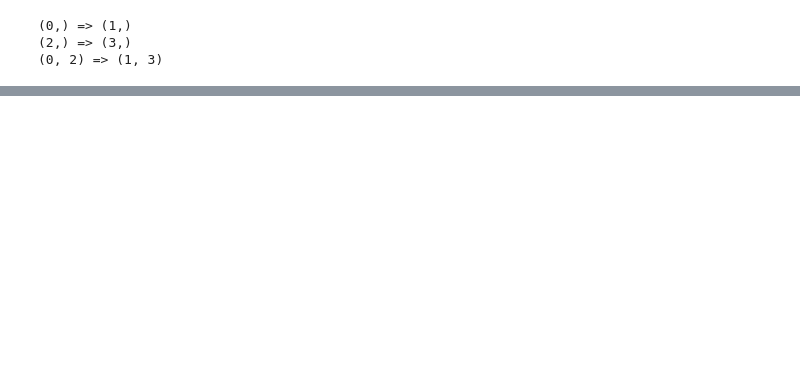
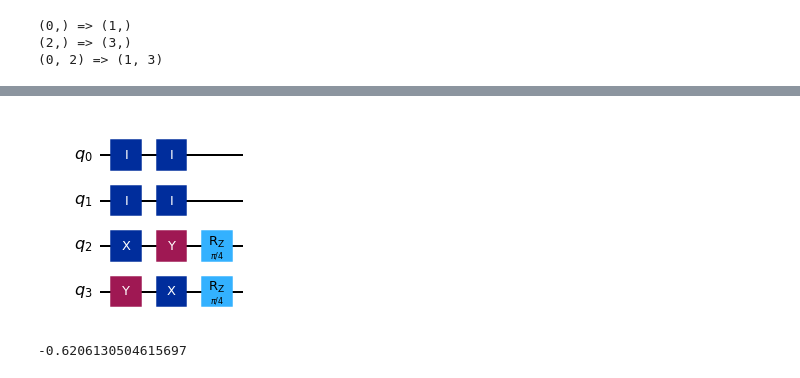
Before and after one commit to TheTrustyPwo/Hydrogen, a Jupyter notebook: hydrogen.ipynb, the cells around one changed output, grey strips where cells are left out. Saved outputs shown, nothing was run; the diff lists cells and outputs as text; code cells hidden in the pictures; blank space fills up the shorter version.

```diff
--- a/hydrogen.ipynb
+++ b/hydrogen.ipynb
@@ -112,5 +163,8 @@ for excitation in ansatz._excitation_list:
 (2,) => (3,)
 (0, 2) => (1, 3)
 # %%
-ansatz.operators
+from qiskit.synthesis import qs_decomposition
+unitary = ansatz.operators[0]
+# circ.draw('mpl')
+unitary
 # %% [output]
@@ -123,0 +204,26 @@ ansatz.operators
+# %%
+from qiskit import QuantumCircuit
+
+# Define the combined operator 0.5 * (IIXY - IIYX)
+combined_operator = unitary
+# Create a quantum circuit for a 4-qubit system
+qc = QuantumCircuit(4)
+qc.id(0)
+qc.id(1)
+qc.x(2)
+qc.y(3)
+
+# Apply the IIYX part with a negative sign
+qc.id(0)
+qc.id(1)
+qc.y(2)
+qc.x(3)
+
+# Apply the 0.5 coefficient
+theta = np.pi / 4  # equivalent to the sqrt of the coefficient 0.5 in terms of phase
+qc.rz(theta, 2)
+qc.rz(theta, 3)
+# qc.measure_all()
+qc.draw(output="mpl")
+# %% [output]
+[figure, added]
@@ -124,8 +243,11 @@ ansatz.operators
 # %%
-# from qiskit_nature.second_q.problems import EigenstateResult
-#
-# raw_result = (vqe_solver.compute_minimum_eigenvalue(qubit_op))
-# res = es_problem.interpret(EigenstateResult.from_result(raw_result))
+from qiskit_nature.second_q.problems import EigenstateResult
+
+raw_result = (vqe_solver.compute_minimum_eigenvalue(qubit_op, aux_op))
+res = es_problem.interpret(EigenstateResult.from_result(raw_result))
+res.total_energies[0]
+# %% [output]
+-0.6206130504615697
 # %%
 calc = GroundStateEigensolver(mapper, vqe_solver)
 res = calc.solve(es_problem)
```
Also changed, not shown: parts of 12 cells of this notebook, 7 other files.
